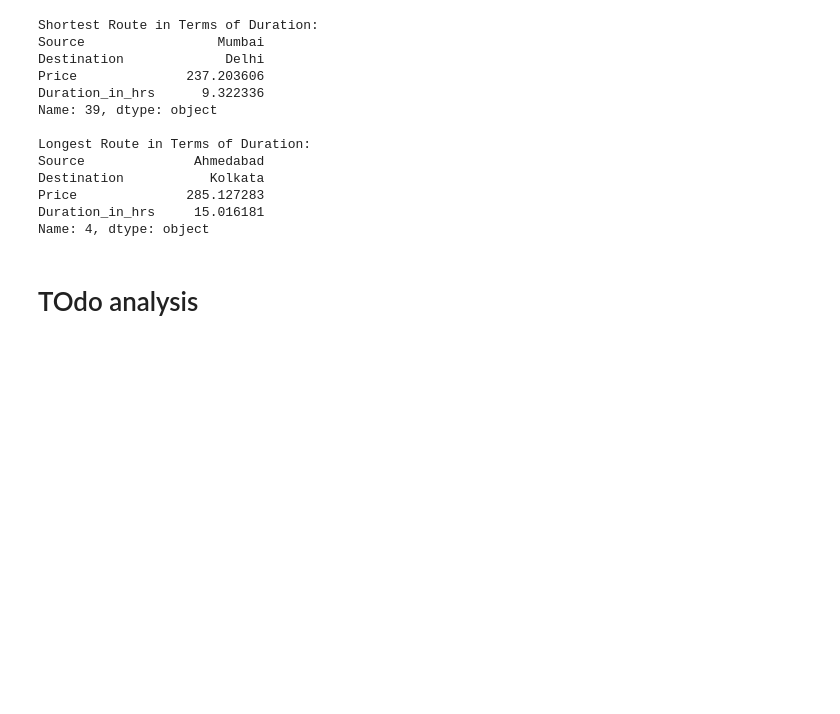
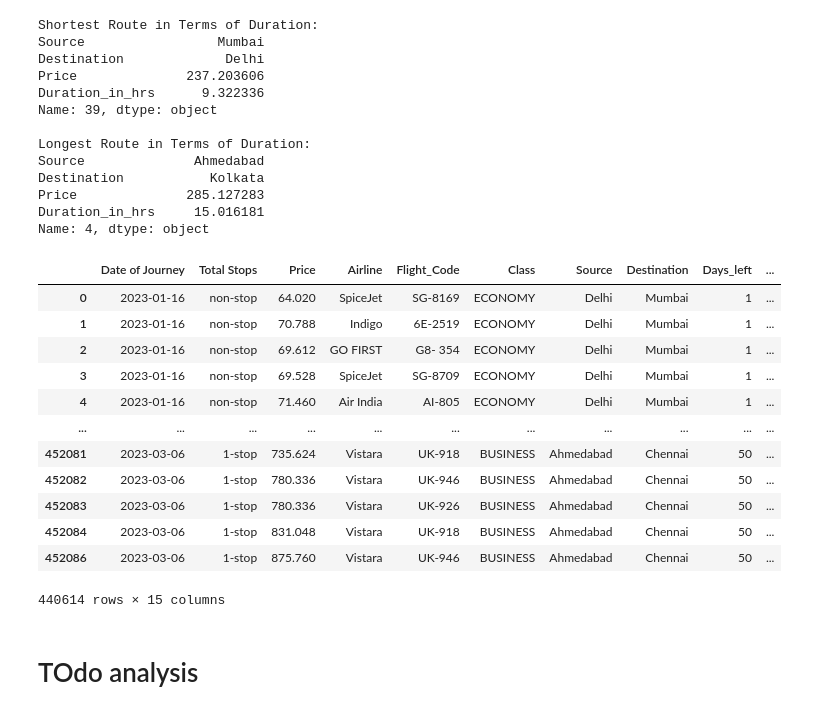
Before and after one commit to Eric1423/CS148_Final_Project, a Jupyter notebook: Final_Project.ipynb, the cells around one changed output. Drawn from its saved outputs; the diff is of its cells as text; code cells hidden in the pictures; blank space fills up the shorter version.

Commit message:
Added distance for better prediction

```diff
--- a/Final_Project.ipynb
+++ b/Final_Project.ipynb
@@ -661,6 +666,60 @@ Destination           Kolkata
 Price              285.127283
 Duration_in_hrs     15.016181
 Name: 4, dtype: object
+# %%
+import math
+cities = {
+    "Delhi": (28.7041, 77.1025),
+    "Mumbai": (19.0760, 72.8777),
+    "Bangalore": (12.9716, 77.5946),
+    "Hyderabad": (17.3850, 78.4867),
+    "Kolkata": (22.5726, 88.3639),
+    "Chennai": (13.0827, 80.2707),
+    "Ahmedabad": (23.0225, 72.5714)
+}
+
+# Haversine function
+def haversine(lat1, lon1, lat2, lon2):
+    R = 6371.0  # Radius of the Earth in kilometers
+    lat1_rad = math.radians(lat1)
+    lon1_rad = math.radians(lon1)
+    lat2_rad = math.radians(lat2)
+    lon2_rad = math.radians(lon2)
+
+    dlat = lat2_rad - lat1_rad
+    dlon = lon2_rad - lon1_rad
+
+    a = math.sin(dlat / 2)**2 + math.cos(lat1_rad) * math.cos(lat2_rad) * math.sin(dlon / 2)**2
+    c = 2 * math.atan2(math.sqrt(a), math.sqrt(1 - a))
+
+    distance = R * c
+    return distance
+
+# Function to calculate distance between two cities in a DataFrame row
+def calculate_distance(row):
+    city1, city2 = row['Source'], row['Destination']
+    lat1, lon1 = cities[city1]
+    lat2, lon2 = cities[city2]
+    return haversine(lat1, lon1, lat2, lon2)
+
+# Apply the function to each row
+df['Distance(km)'] = df.apply(calculate_distance, axis=1)
+
+df
+# %% [output]
+|  | Date of Journey | Total Stops | Price | Airline | Flight_Code | Class | Source | Destination | Days_left | ... |
+| 0 | 2023-01-16 | non-stop | 64.020 | SpiceJet | SG-8169 | ECONOMY | Delhi | Mumbai | 1 | ... |
+| 1 | 2023-01-16 | non-stop | 70.788 | Indigo | 6E-2519 | ECONOMY | Delhi | Mumbai | 1 | ... |
+| 2 | 2023-01-16 | non-stop | 69.612 | GO FIRST | G8- 354 | ECONOMY | Delhi | Mumbai | 1 | ... |
+| 3 | 2023-01-16 | non-stop | 69.528 | SpiceJet | SG-8709 | ECONOMY | Delhi | Mumbai | 1 | ... |
+| 4 | 2023-01-16 | non-stop | 71.460 | Air India | AI-805 | ECONOMY | Delhi | Mumbai | 1 | ... |
+| ... | ... | ... | ... | ... | ... | ... | ... | ... | ... | ... |
+| 452081 | 2023-03-06 | 1-stop | 735.624 | Vistara | UK-918 | BUSINESS | Ahmedabad | Chennai | 50 | ... |
+| 452082 | 2023-03-06 | 1-stop | 780.336 | Vistara | UK-946 | BUSINESS | Ahmedabad | Chennai | 50 | ... |
+| 452083 | 2023-03-06 | 1-stop | 780.336 | Vistara | UK-926 | BUSINESS | Ahmedabad | Chennai | 50 | ... |
+| 452084 | 2023-03-06 | 1-stop | 831.048 | Vistara | UK-918 | BUSINESS | Ahmedabad | Chennai | 50 | ... |
+| 452086 | 2023-03-06 | 1-stop | 875.760 | Vistara | UK-946 | BUSINESS | Ahmedabad | Chennai | 50 | ... |
+440614 rows × 15 columns
 # %% [markdown]
 # TOdo analysis
 # %% [markdown]
```
Also changed, not shown: parts of 10 cells of this notebook.
